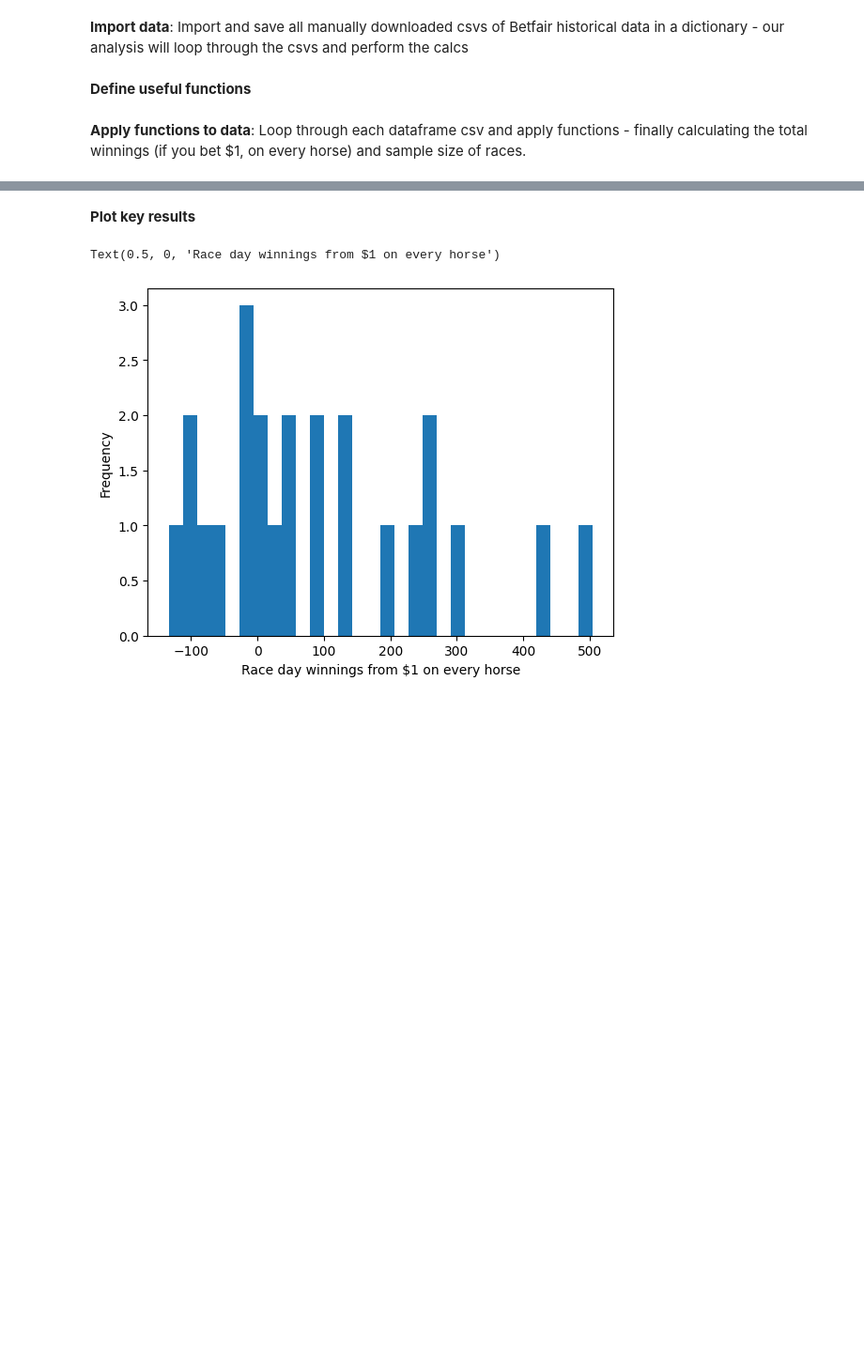
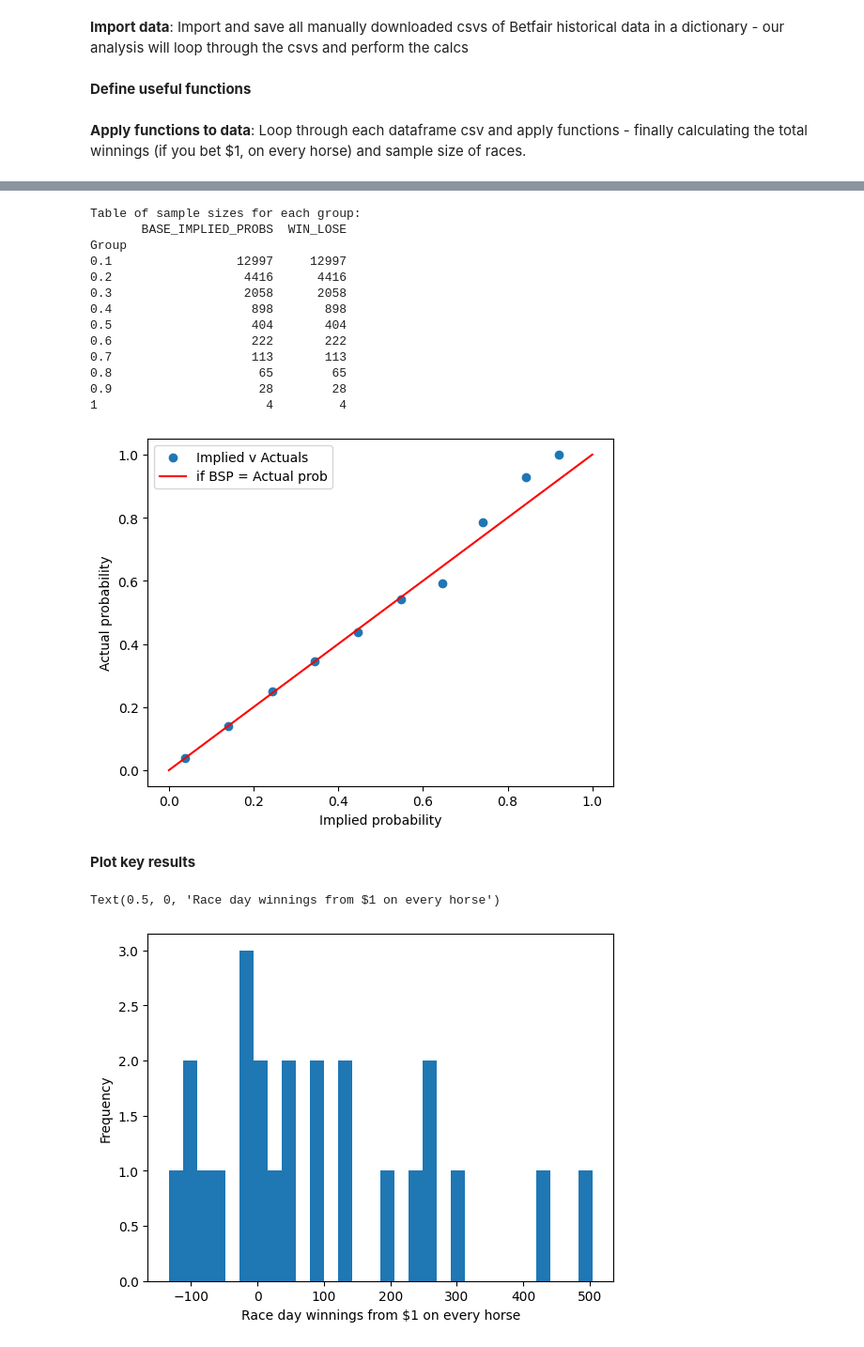
Before and after one commit to CNPCNPCNP/Horseracing-Arbitrage, a Jupyter notebook: historical_performance_bsp.ipynb, the cells around one changed output, grey strips where cells are left out. Shown: that part at 94% size. Drawn from its saved outputs; the diff is of its cells as text; code cells hidden in the pictures; blank space fills up the shorter version.

```diff
--- a/historical_performance_bsp.ipynb
+++ b/historical_performance_bsp.ipynb
@@ -86,0 +112,6 @@ total winnings of betting $1 on every horse: 2246.899613839791, from a sample of
+# %%
+df_bsp_how_good = []
+for v in df_dict.values():
+    nuisance_df = implied_v_actuals(v)
+    df_bsp_how_good.append(nuisance_df)
+df_bsp_how_good = pd.concat(df_bsp_how_good)
@@ -87,3 +132,34 @@ total winnings of betting $1 on every horse: 2246.899613839791, from a sample of
+# %%
+df_bsp_how_good['Group'] = df_bsp_how_good.apply(grouping, axis=1)
+actuals_v_implied = df_bsp_how_good.groupby('Group').mean('WIN_LOSE')
+#lets count the numbers from each group:
+sample_sizes = df_bsp_how_good.groupby('Group').count()
+
+print('Table of sample sizes for each group:')
+print(sample_sizes)
+plt.scatter(actuals_v_implied['BASE_IMPLIED_PROBS'], actuals_v_implied['WIN_LOSE'])
+#draw 45 degree line:
+plt.plot([0,1], [0,1], color='red')
+#add x and y labels:
+plt.xlabel('Implied probability')
+plt.ylabel('Actual probability')
+plt.legend(['Implied v Actuals','if BSP = Actual prob',])
+plt.show()
+# %% [output]
+Table of sample sizes for each group:
+       BASE_IMPLIED_PROBS  WIN_LOSE
+Group
+0.1                 12997     12997
+0.2                  4416      4416
+0.3                  2058      2058
+0.4                   898       898
+0.5                   404       404
+0.6                   222       222
+0.7                   113       113
+0.8                    65        65
+0.9                    28        28
+1                       4         4
+[figure, added]
 # %% [markdown]
 **Plot key results**
 # %%
```
Also changed, not shown: parts of 5 cells of this notebook.
